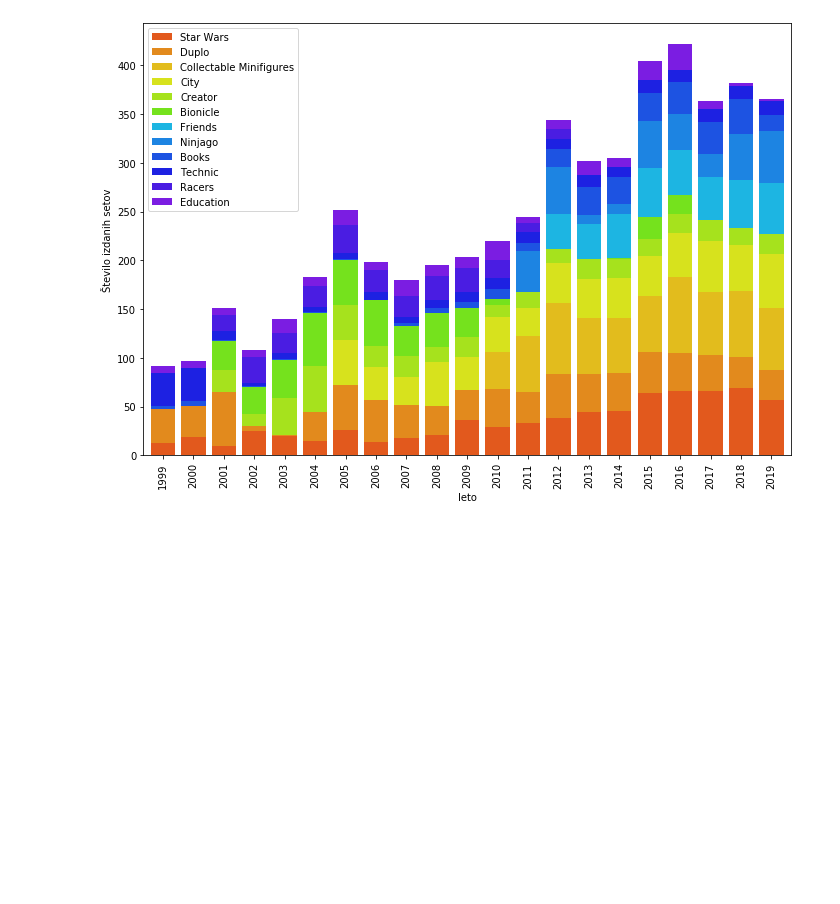
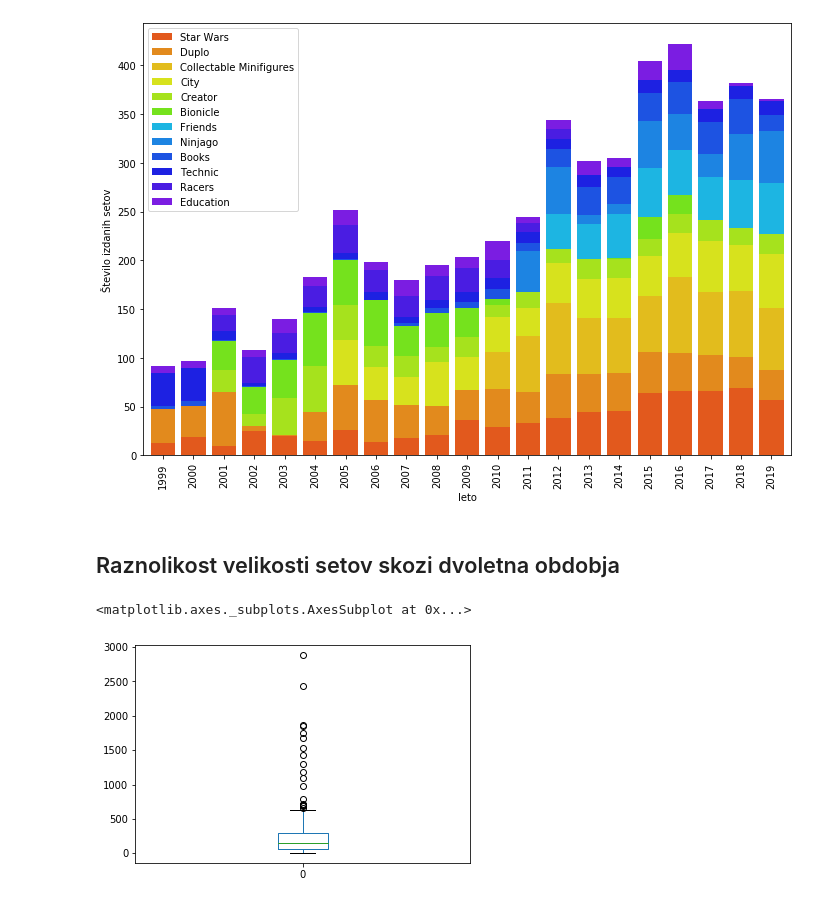
Before and after one commit to kazi99/Lego-sets, a Jupyter notebook: analiza.ipynb, the cells around one changed output. Saved outputs shown, nothing was run; the diff lists cells and outputs as text; code cells hidden in the pictures; blank space fills up the shorter version.

Commit message:
dodal raznolikost

```diff
--- a/analiza.ipynb
+++ b/analiza.ipynb
@@ -180,3 +180,13 @@ letne_teme.plot(kind='bar', ax=ax1, stacked=True, width=0.8, color=colors)
 # %% [output]
 <matplotlib.axes._subplots.AxesSubplot at 0x...>
 [figure]
+# %% [markdown]
+## Raznolikost velikosti setov skozi dvoletna obdobja
+# %%
+sets['dvoletna_doba'] = (sets.leto // 2) * 2
+dvat = sets[sets['dvoletna_doba'] == 2000].groupby('st_kock')
+dvat_df = pd.DataFrame(dvat)
+dvat_df.plot.box()
+# %% [output]
+<matplotlib.axes._subplots.AxesSubplot at 0x...>
+[figure, added]
```
Also changed, not shown: parts of 5 cells of this notebook.
